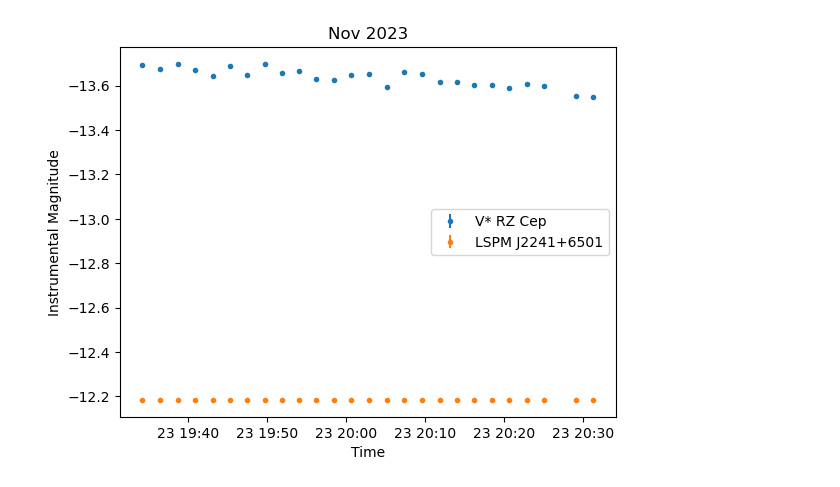
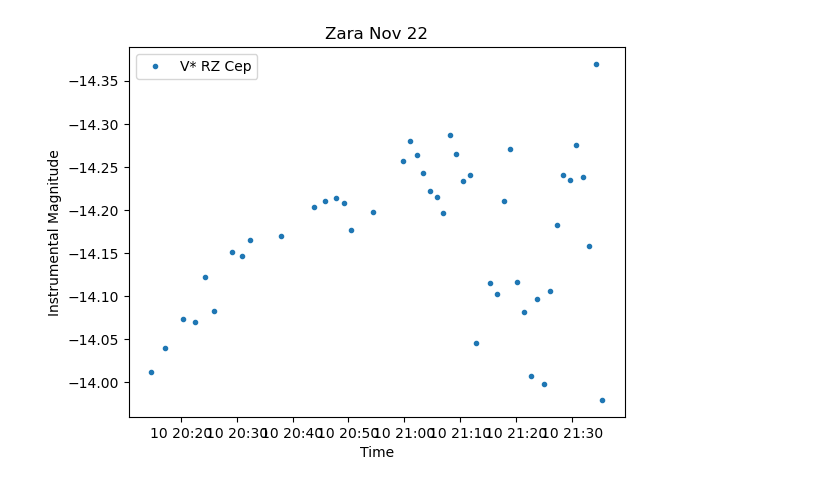
Before and after one commit to milliebutspace/MPhys-Code, a Jupyter notebook: Normalisation Retry M.ipynb, the cells around one changed output. Saved outputs shown, nothing was run; the diff lists cells and outputs as text; code cells hidden in the pictures.

Commit message:
normalisation fixed, wrote ap phot testing code
problem still not quite solved at this stage, but normalisation works on zara's data

```diff
--- a/Normalisation Retry M.ipynb
+++ b/Normalisation Retry M.ipynb
@@ -58,5 +74,5 @@ def find_position_estimates(dataframe):
     all_past_positions = {}
 
     for idx, row in dataframe.iterrows():
-        star_name = row['star_id']
+        star_name = row[star_id_name]
         if star_name not in all_past_positions:
@@ -67,7 +83,7 @@ def find_position_estimates(dataframe):
     for key, array in all_past_positions.items():
         pos_est[key] = np.mean(array, axis=0)
 
-#     print(pos_est)
+    #print(pos_est)
     return pos_est
 
 pos_est_reference = find_position_estimates(reference_image)
@@ -158,6 +194,22 @@ for image in file_list:
 
 '''
 pass
+# %%
+if dataset_number == 1:
+    star_list = ['Gaia DR3 2212396207462733568', 'TYC 4273-900-1', 'GSH 109+06-32',
+                 '2MASS J22405245+6505370', 'LSPM J2241+6501']
+elif dataset_number == 2:
+    star_list = ['TYC 4273-659-1', 'TYC 4273-822-1', '2MASS J22365043+6456254',
+                 '2MASS J22405245+6505370', 'IRAS 22404+6450']
+elif dataset_number == 3:
+    star_list = ['TYC 4273-673-1', 'NVSS J224054+645420', 'GSH 109+06-32',
+                 'TYC 4273-876-1', 'LSPM J2241+6501']
+elif dataset_number == 4:
+    star_list = ['TYC 4273-1186-1', 'TYC 4273-293-1', 'TYC 4273-876-1',
+                 'TYC 4273-668-1', 'GSH 109+06-32']
+elif dataset_number == 5:
+    star_list = ['TYC 4273-435-1', 'TYC 4273-1186-1', 'TYC 4273-922-1',
+                 'TYC 4273-1038-1', 'TYC 4273-1351-1']
 # %%
 correction_array = []
 date_time_array = []
@@ -211,21 +309,44 @@ for image in file_list:
 # %%
 date_times = pd.to_datetime(date_time_array)
 
 errors = np.asarray(errors)
-err_stan = np.asarray(err_stan)
+#print(errors)
+#err_stan = np.asarray(err_stan)
 corrected_mags = np.asarray(corrected_mags)
-corr_stan = np.asarray(corr_stan)
+#print(corrected_mags)
+#corr_stan = np.asarray(corr_stan)
 
-plt.errorbar(date_times, corrected_mags, yerr=errors, marker='.', ls='None', label='V* RZ Cep')
-plt.errorbar(date_times, corr_stan, yerr=err_stan, marker='.', ls='None', label='LSPM J2241+6501')
+# stan_1 = np.asarray(stan_1)
+# stan_2 = np.asarray(stan_2)
+# stan_3 = np.asarray(stan_3)
+# stan_4 = np.asarray(stan_4)
+# stan_5 = np.asarray(stan_5)
+# print(len(date_time_array))
+# print(len(stan_1))
+#plt.errorbar(date_times, corrected_mags, yerr=errors, marker='.', ls='None', label='V* RZ Cep')
+plt.plot(date_times, corrected_mags, marker='.', ls='None', label='V* RZ Cep')
+# plt.plot(date_times, stan_1, marker='.', ls='None', label='TYC 4273-435-1')
+# plt.plot(date_times, stan_2, marker='.', ls='None', label='TYC 4273-1186-1')
+# plt.plot(date_times, stan_3, marker='.', ls='None', label='TYC 4273-922-1')
+# plt.plot(date_times, stan_4, marker='.', ls='None', label='TYC 4273-1038-1')
+# plt.plot(date_times, stan_5, marker='.', ls='None', label='TYC 4273-1351-1')
 plt.gca().invert_yaxis()
 plt.legend()
-plt.title('Nov 2023')
+if dataset_number == 1:
+    plt.title('Dec 22')
+elif dataset_number == 2:
+    plt.title('Jan 23')
+elif dataset_number == 3:
+    plt.title('Feb 23')
+elif dataset_number == 4:
+    plt.title('Nov 23')
+elif dataset_number == 5:
+    plt.title('Zara Nov 22')
 plt.xlabel('Time')
 plt.ylabel('Instrumental Magnitude')
 plt.show()
 # %% [output]
-[figure, old version]
+[figure, new version]
 # %%
 #use ap stats error or sqrt counts
 
```
Also changed, not shown: parts of 11 cells of this notebook, 2 other files.
